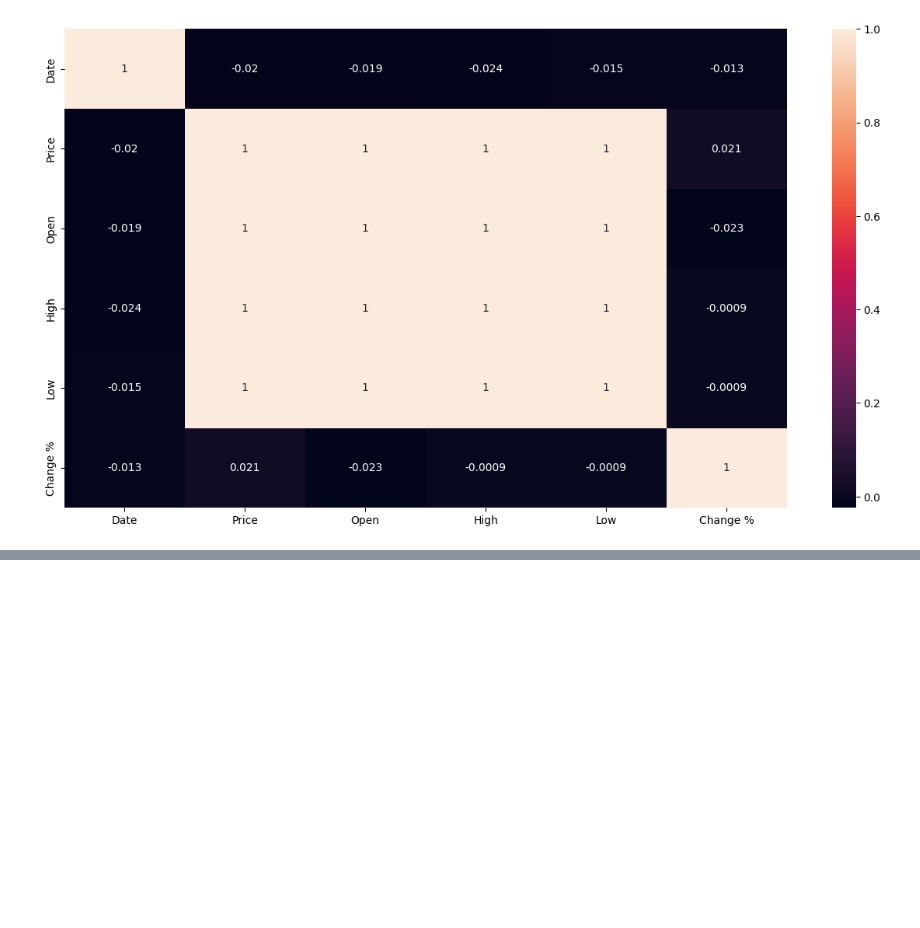
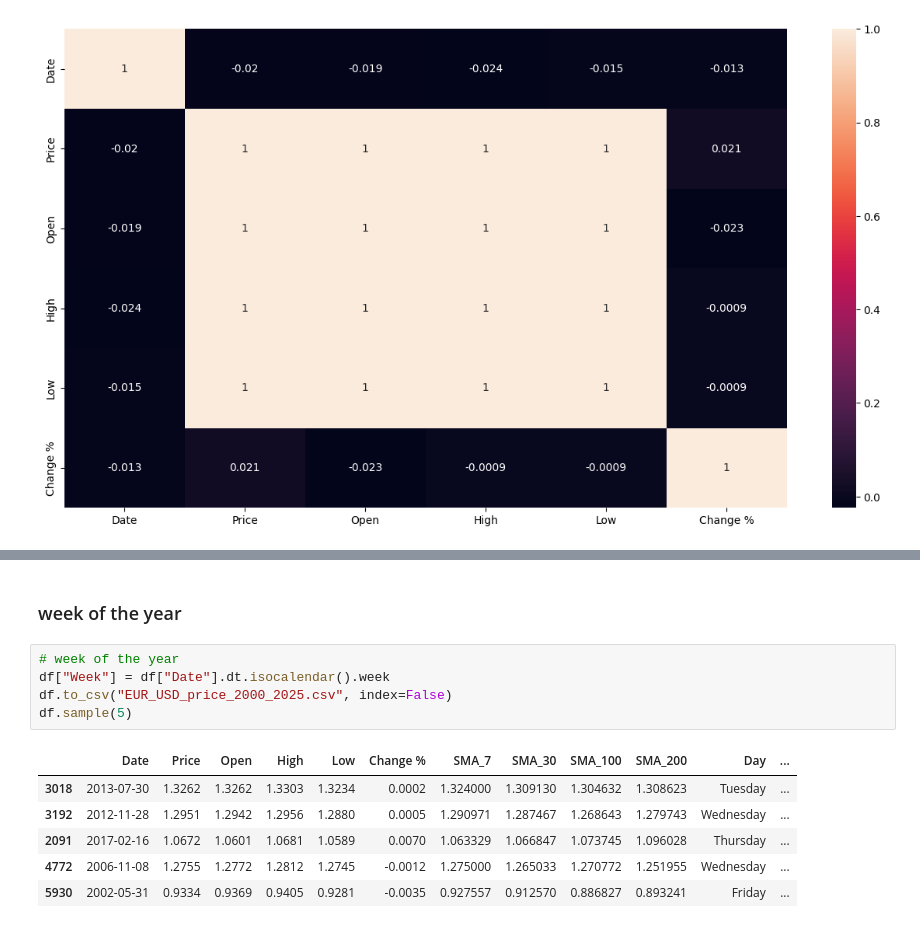
Before and after one commit to Saifansari-ai/eurousd_price_predictor, a Jupyter notebook: data_analysis.ipynb, the cells around one changed output, grey strips where cells are left out. Drawn from its saved outputs; the diff is of its cells as text; blank space fills up the shorter version.

```diff
--- a/data_analysis.ipynb
+++ b/data_analysis.ipynb
@@ -254,0 +291,14 @@ plt.show()
+# %% [markdown]
+### week of the year
+# %%
+# week of the year
+df["Week"] = df["Date"].dt.isocalendar().week
+df.to_csv("EUR_USD_price_2000_2025.csv", index=False)
+df.sample(5)
+# %% [output]
+|  | Date | Price | Open | High | Low | Change % | SMA_7 | SMA_30 | SMA_100 | SMA_200 | Day | ... |
+| 3018 | 2013-07-30 | 1.3262 | 1.3262 | 1.3303 | 1.3234 | 0.0002 | 1.324000 | 1.309130 | 1.304632 | 1.308623 | Tuesday | ... |
+| 3192 | 2012-11-28 | 1.2951 | 1.2942 | 1.2956 | 1.2880 | 0.0005 | 1.290971 | 1.287467 | 1.268643 | 1.279743 | Wednesday | ... |
+| 2091 | 2017-02-16 | 1.0672 | 1.0601 | 1.0681 | 1.0589 | 0.0070 | 1.063329 | 1.066847 | 1.073745 | 1.096028 | Thursday | ... |
+| 4772 | 2006-11-08 | 1.2755 | 1.2772 | 1.2812 | 1.2745 | -0.0012 | 1.275000 | 1.265033 | 1.270772 | 1.251955 | Wednesday | ... |
+| 5930 | 2002-05-31 | 0.9334 | 0.9369 | 0.9405 | 0.9281 | -0.0035 | 0.927557 | 0.912570 | 0.886827 | 0.893241 | Friday | ... |
```
Also changed, not shown: parts of 17 cells of this notebook.
